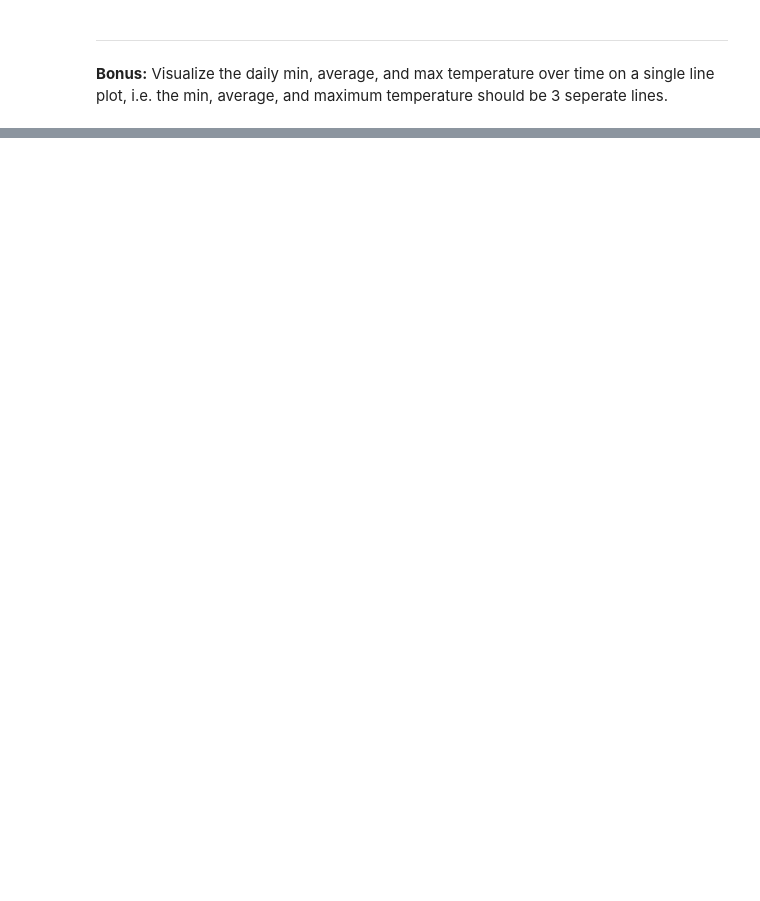
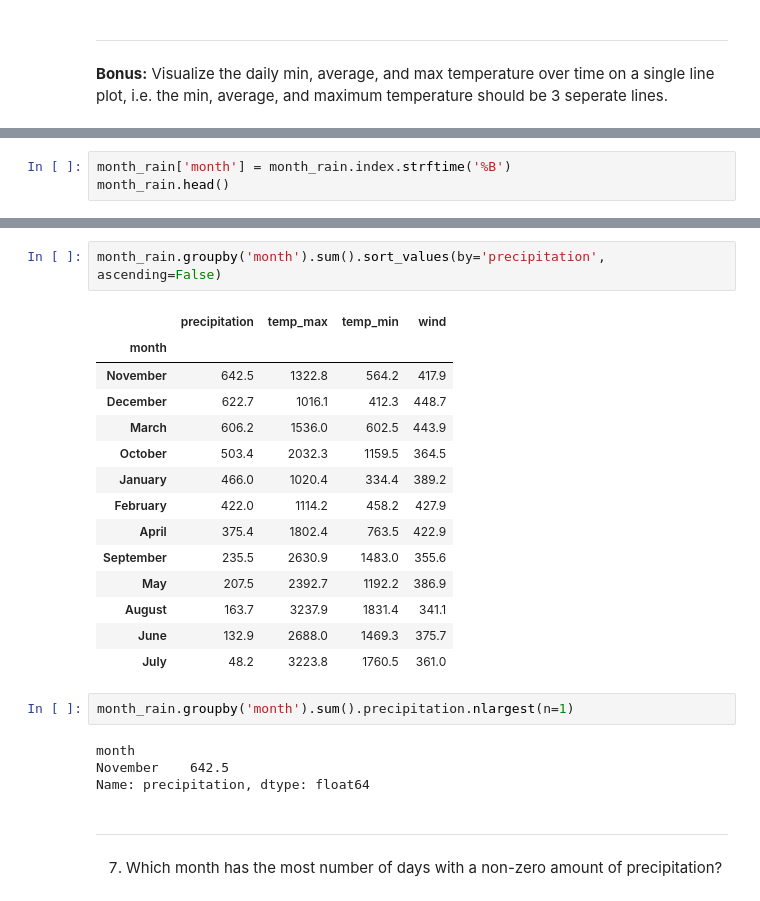
Before and after one commit to NSharick/time-series-exercises, a Jupyter notebook: working_with_time_series_data.ipynb, the cells around one changed output, grey strips where cells are left out. Cells and saved outputs as stored; diff of their text form; blank space fills up the shorter version.

```diff
--- a/working_with_time_series_data.ipynb
+++ b/working_with_time_series_data.ipynb
@@ -138,0 +351,3 @@ month_avg_temp.temp.idxmax().month_name()
+# %%
+month_rain['month'] = month_rain.index.strftime('%B')
+month_rain.head()
@@ -138,0 +362,27 @@ month_avg_temp.temp.idxmax().month_name()
+# %%
+month_rain.groupby('month').sum().sort_values(by='precipitation', ascending=False)
+# %% [output]
+|  | precipitation | temp_max | temp_min | wind |
+| month |  |  |  |  |
+| November | 642.5 | 1322.8 | 564.2 | 417.9 |
+| December | 622.7 | 1016.1 | 412.3 | 448.7 |
+| March | 606.2 | 1536.0 | 602.5 | 443.9 |
+| October | 503.4 | 2032.3 | 1159.5 | 364.5 |
+| January | 466.0 | 1020.4 | 334.4 | 389.2 |
+| February | 422.0 | 1114.2 | 458.2 | 427.9 |
+| April | 375.4 | 1802.4 | 763.5 | 422.9 |
+| September | 235.5 | 2630.9 | 1483.0 | 355.6 |
+| May | 207.5 | 2392.7 | 1192.2 | 386.9 |
+| August | 163.7 | 3237.9 | 1831.4 | 341.1 |
+| June | 132.9 | 2688.0 | 1469.3 | 375.7 |
+| July | 48.2 | 3223.8 | 1760.5 | 361.0 |
+# %%
+month_rain.groupby('month').sum().precipitation.nlargest(n=1)
+# %% [output]
+month
+November    642.5
+Name: precipitation, dtype: float64
+# %% [markdown]
+---
+# %% [markdown]
+7. Which month has the most number of days with a non-zero amount of precipitation?
```
Also changed, not shown: parts of 44 cells of this notebook.
